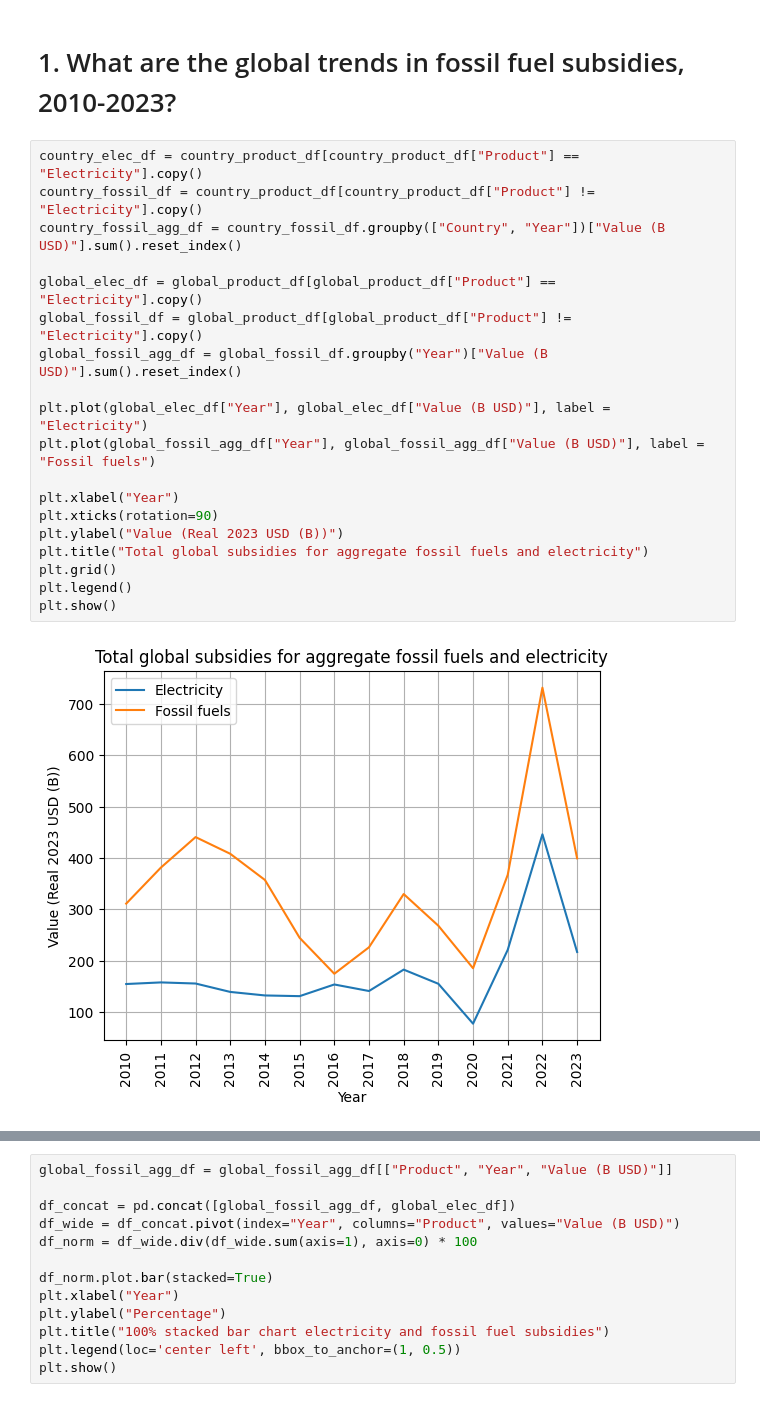
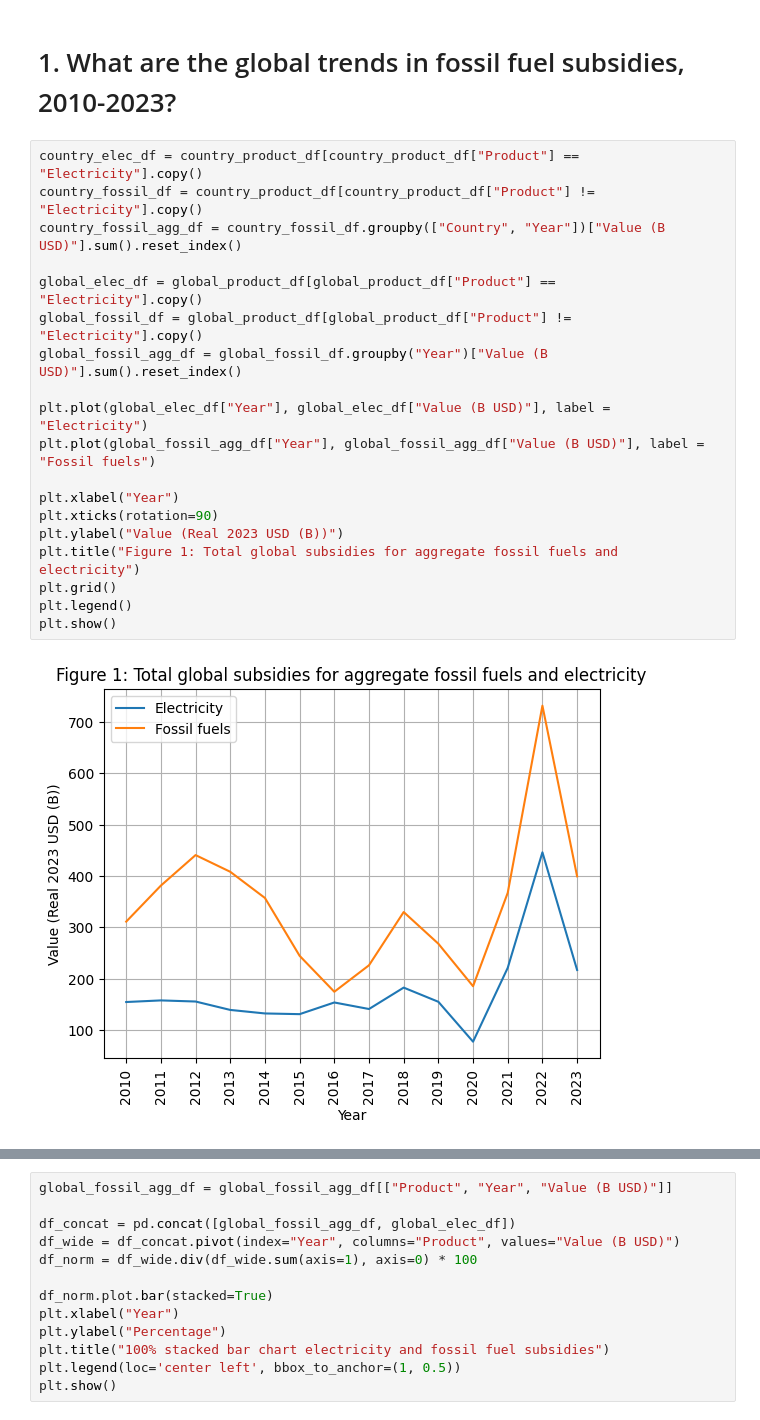
Before and after one commit to reb-scho/subsidies, a Jupyter notebook: subsidies.ipynb, the cells around one changed output, grey strips where cells are left out. Saved outputs shown, nothing was run; the diff lists cells and outputs as text.

```diff
--- a/subsidies.ipynb
+++ b/subsidies.ipynb
@@ -50,24 +44,24 @@ cleaning_data.py    100%[===================>]   3.45K  --.-KB/s    in 0s
 # %%
 country_elec_df = country_product_df[country_product_df["Product"] == "Electricity"].copy()
 country_fossil_df = country_product_df[country_product_df["Product"] != "Electricity"].copy()
 country_fossil_agg_df = country_fossil_df.groupby(["Country", "Year"])["Value (B USD)"].sum().reset_index()
 
 global_elec_df = global_product_df[global_product_df["Product"] == "Electricity"].copy()
 global_fossil_df = global_product_df[global_product_df["Product"] != "Electricity"].copy()
 global_fossil_agg_df = global_fossil_df.groupby("Year")["Value (B USD)"].sum().reset_index()
 
 plt.plot(global_elec_df["Year"], global_elec_df["Value (B USD)"], label = "Electricity")
 plt.plot(global_fossil_agg_df["Year"], global_fossil_agg_df["Value (B USD)"], label = "Fossil fuels")
 
 plt.xlabel("Year")
 plt.xticks(rotation=90)
 plt.ylabel("Value (Real 2023 USD (B))")
-plt.title("Total global subsidies for aggregate fossil fuels and electricity")
+plt.title("Figure 1: Total global subsidies for aggregate fossil fuels and electricity")
 plt.grid()
 plt.legend()
 plt.show()
 # %% [output]
-[figure, old version]
+[figure, new version]
 # %% [markdown]
 The chart above shows total global subsidies for fossil fuels (coal, oil, and gas) and electricity between 2010 and 2023.
 
```
Also changed, not shown: parts of 9 cells of this notebook.
